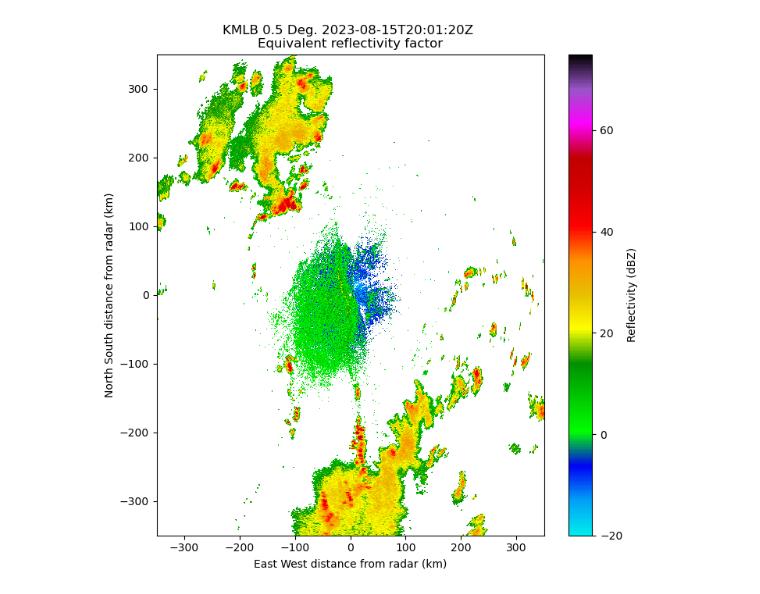
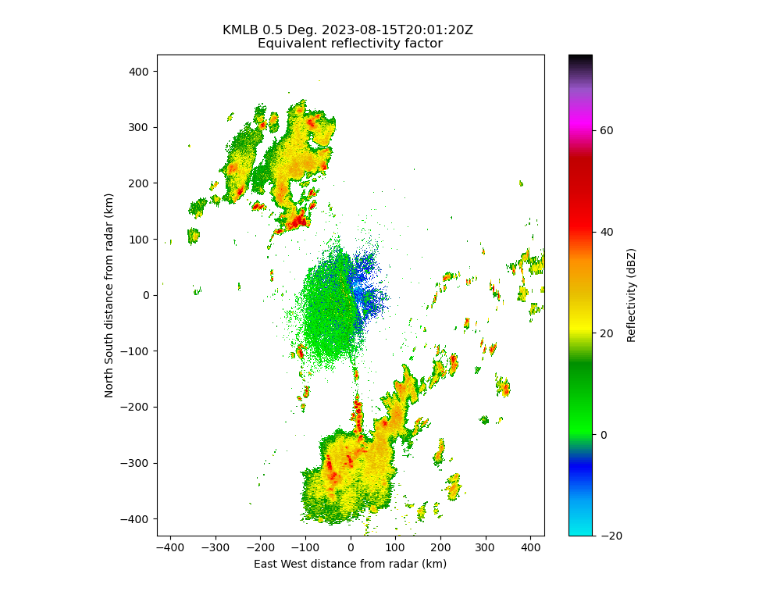
Before and after one commit to sebastiantorr/Clouds4Africa, a Jupyter notebook: content/grabnexradimage.ipynb, the cells around one changed output. Drawn from its saved outputs; the diff is of its cells as text; code cells hidden in the pictures.

```diff
--- a/content/grabnexradimage.ipynb
+++ b/content/grabnexradimage.ipynb
@@ -32,23 +32,23 @@ KMLB20230815_235836_V06_MDM
 # %%
 # --- 3. read one volume, unzipping the outer gzip ourselves ---
 key = folder + "KMLB20230815_200120_V06"   # <- set to your chosen file
 with fs.open(key, "rb") as fh:
     raw = fh.read()
 if raw[:2] == b"\x1f\x8b":                     # gzip magic bytes
     raw = gzip.decompress(raw)
 radar = pyart.io.read_nexrad_archive(io.BytesIO(raw))
 
 # --- 4. plot the 0.5° reflectivity PPI out to ~230 km ---
 disp = pyart.graph.RadarDisplay(radar)
 fig = plt.figure(figsize=(8, 8))
 disp.plot("reflectivity", sweep=0,
           vmin=-20, vmax=75,
           cmap="NWSRef",
           colorbar_label="Reflectivity (dBZ)")
-disp.set_limits(xlim=(-350, 350), ylim=(-350, 350))
+disp.set_limits(xlim=(-430, 430), ylim=(-430, 430))
 
 # --- 5. save for embedding in the notebook ---
 plt.savefig("block2_image1.png", dpi=130, bbox_inches="tight")
 plt.show()
 # %% [output]
-[figure, old version]
+[figure, new version]
```
